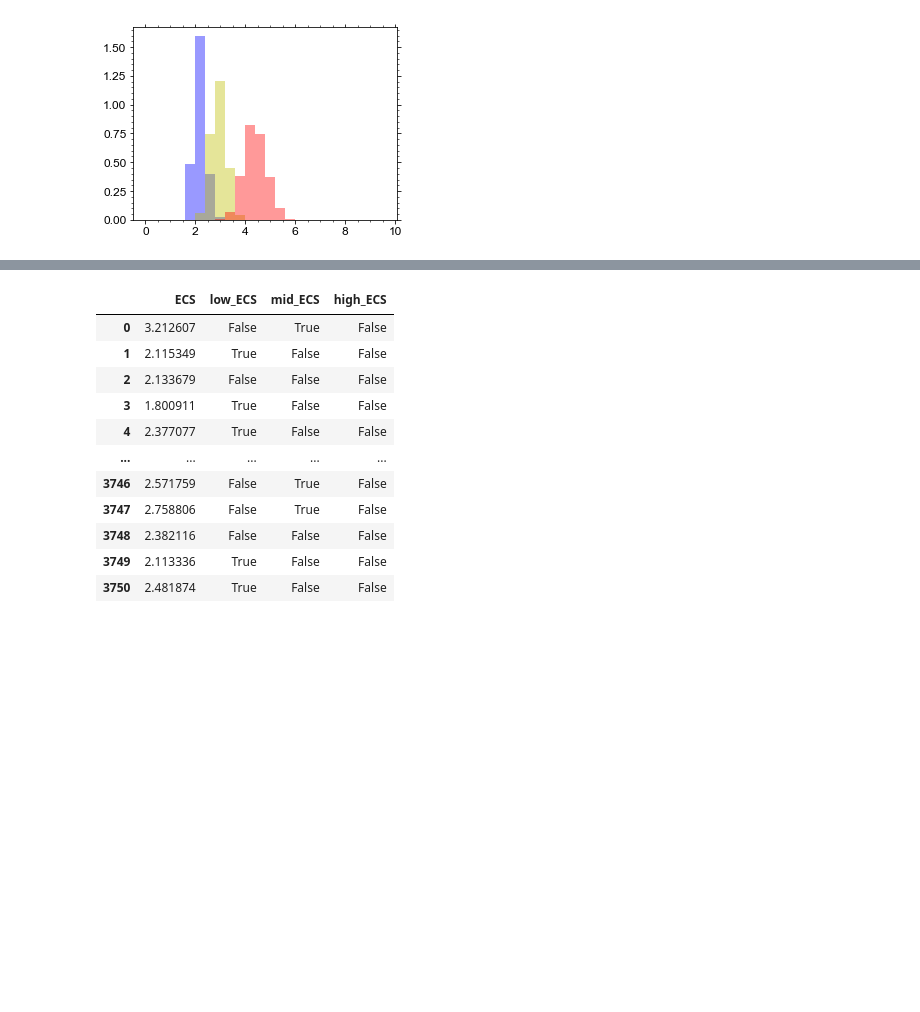
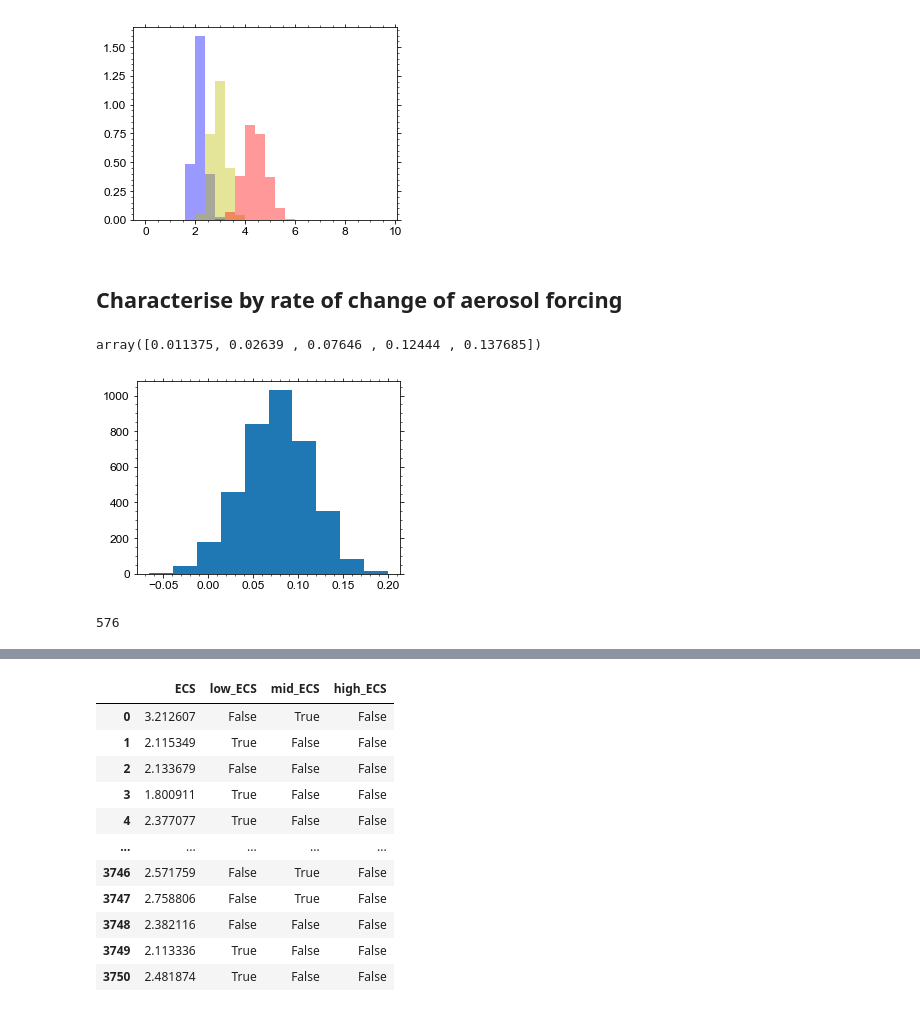
Before and after one commit to chrisroadmap/ar6-aerosol-uncertainty, a Jupyter notebook: notebooks/200_results-analysis.ipynb, the cells around one changed output, grey strips where cells are left out. Cells and saved outputs as stored; diff of their text form; code cells hidden in the pictures; blank space fills up the shorter version.

```diff
--- a/notebooks/200_results-analysis.ipynb
+++ b/notebooks/200_results-analysis.ipynb
@@ -374,3 +376,23 @@ pl.hist(ecs[high_ecs], bins=np.arange(0,10,.4), alpha=0.4, density=True, color='
         5.2, 5.6, 6. , 6.4, 6.8, 7.2, 7.6, 8. , 8.4, 8.8, 9.2, 9.6]),
  <BarContainer object of 24 artists>)
 [figure]
+# %% [markdown]
+## Characterise by rate of change of aerosol forcing
+# %%
+pl.hist(df_in['ERFaer'].loc[2010.5:2019.5].mean()-df_in['ERFaer'].loc[2000.5:2009.5].mean())
+np.percentile(df_in['ERFaer'].loc[2010.5:2019.5].mean()-df_in['ERFaer'].loc[2000.5:2009.5].mean(), (5, 10, 50, 90, 95))
+# %% [output]
+array([0.011375, 0.02639 , 0.07646 , 0.12444 , 0.137685])
+[figure, added]
+# %%
+accept_prob = st.uniform.rvs(loc=0, scale=1, size=n_ens, random_state=7324789)
+aer_strong = np.zeros(n_ens, dtype=bool)
+for i in range(n_ens):
+    likelihood = st.norm.pdf((df_in['ERFaer'].loc[2010.5:2019.5].mean()-df_in['ERFaer'].loc[2000.5:2009.5].mean())
+                             , loc=0.0236, scale=0.10)/st.norm.pdf(-1.53, loc=-1.53, scale=0.10)
+    if likelihood>=accept_prob[i]:
+        aer_strong[i] = True
+    #print(likelihood)
+np.sum(aer_strong)
+# %% [output]
+576
```
Also changed, not shown: parts of 14 cells of this notebook.
